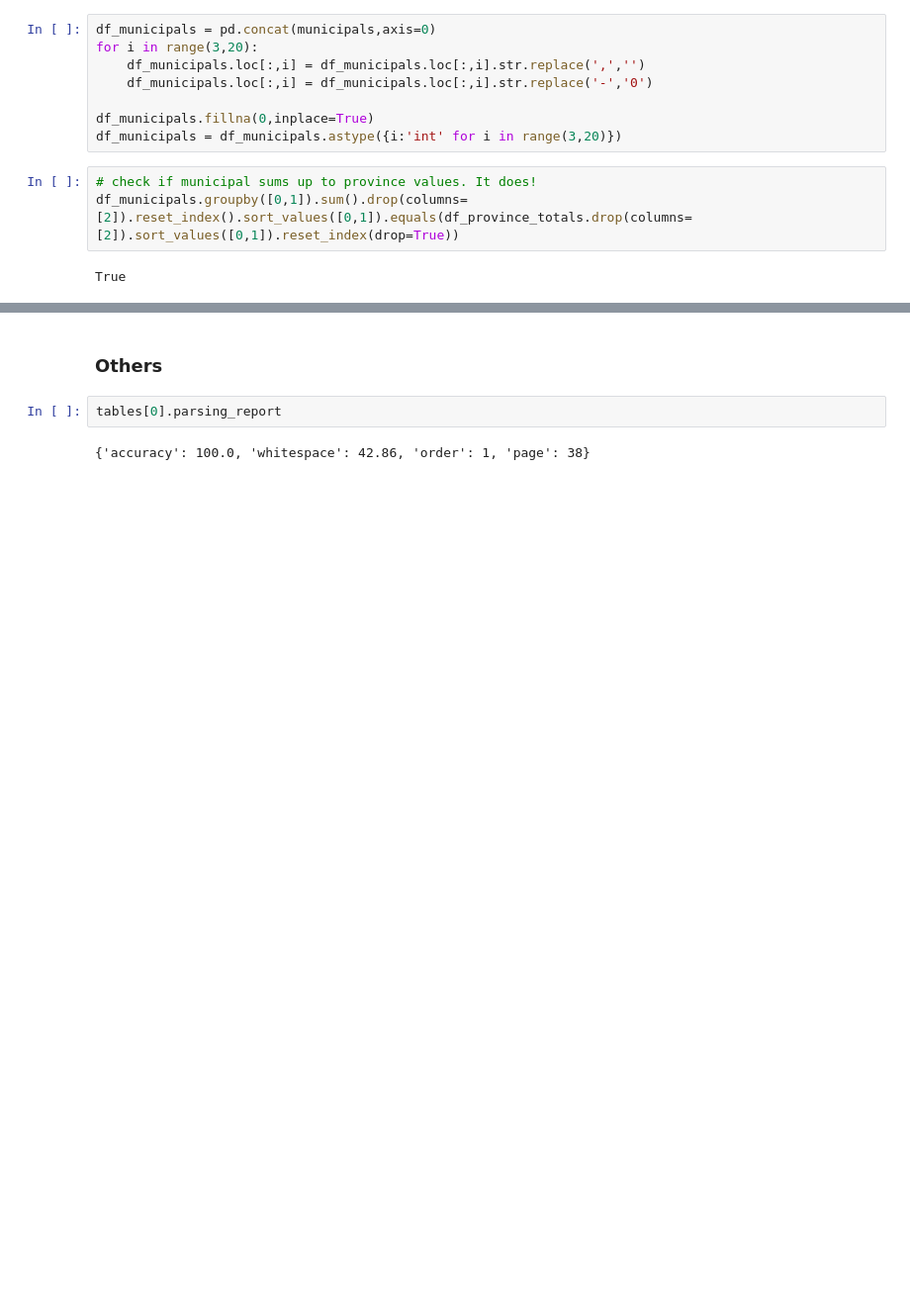
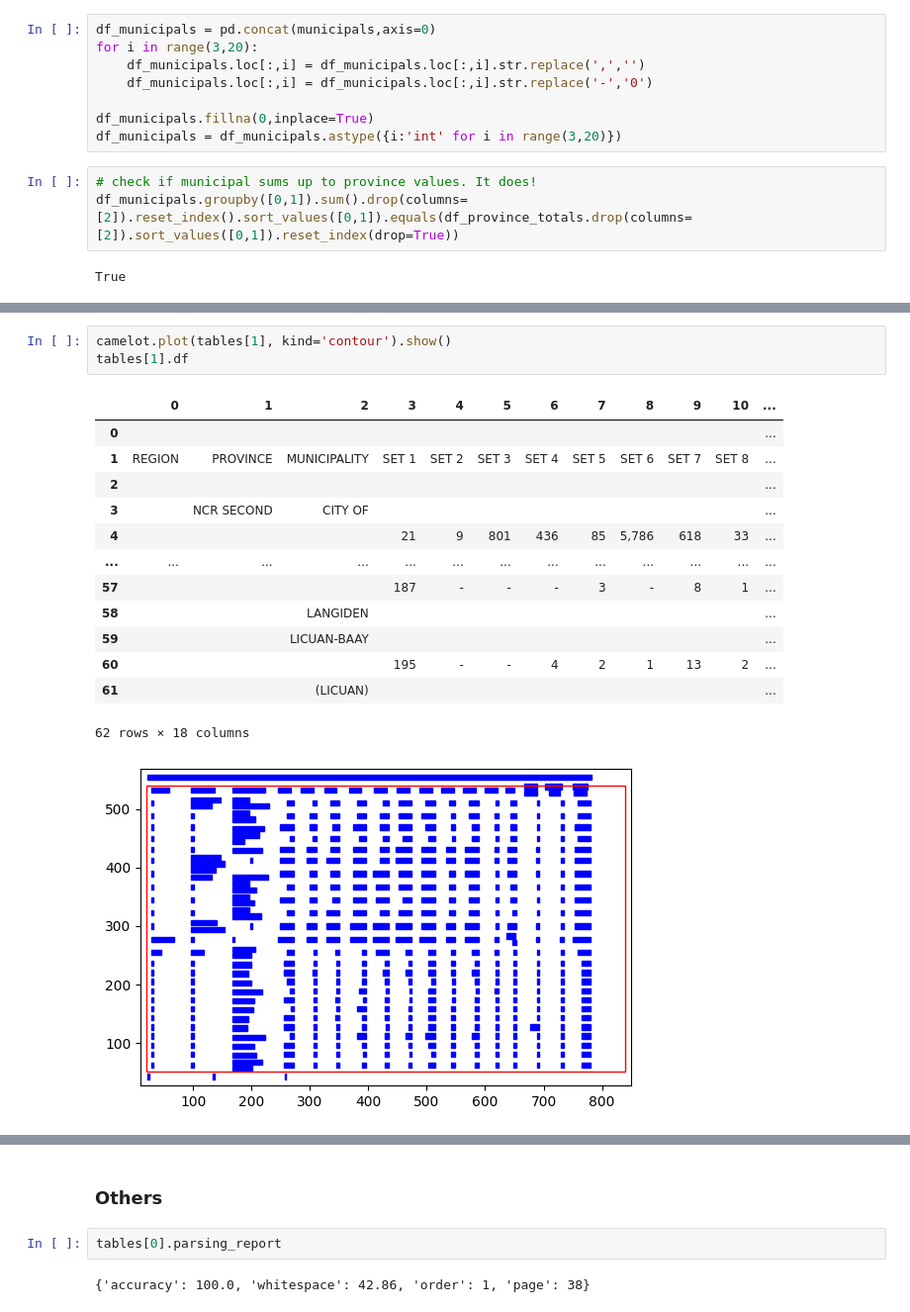
Before and after one commit to teofc111/poverty_mapping, a Jupyter notebook: pppp.ipynb, the cells around one changed output, grey strips where cells are left out. Shown at 99% size. Cells and saved outputs as stored; diff of their text form; blank space fills up the shorter version.

```diff
--- a/pppp.ipynb
+++ b/pppp.ipynb
@@ -303,0 +779,18 @@ True
+# %%
+camelot.plot(tables[1], kind='contour').show()
+tables[1].df
+# %% [output]
+|  | 0 | 1 | 2 | 3 | 4 | 5 | 6 | 7 | 8 | 9 | 10 | ... |
+| 0 |  |  |  |  |  |  |  |  |  |  |  | ... |
+| 1 | REGION | PROVINCE | MUNICIPALITY | SET 1 | SET 2 | SET 3 | SET 4 | SET 5 | SET 6 | SET 7 | SET 8 | ... |
+| 2 |  |  |  |  |  |  |  |  |  |  |  | ... |
+| 3 |  | NCR SECOND | CITY OF |  |  |  |  |  |  |  |  | ... |
+| 4 |  |  |  | 21 | 9 | 801 | 436 | 85 | 5,786 | 618 | 33 | ... |
+| ... | ... | ... | ... | ... | ... | ... | ... | ... | ... | ... | ... | ... |
+| 57 |  |  |  | 187 | - | - | - | 3 | - | 8 | 1 | ... |
+| 58 |  |  | LANGIDEN |  |  |  |  |  |  |  |  | ... |
+| 59 |  |  | LICUAN-BAAY |  |  |  |  |  |  |  |  | ... |
+| 60 |  |  |  | 195 | - | - | 4 | 2 | 1 | 13 | 2 | ... |
+| 61 |  |  | (LICUAN) |  |  |  |  |  |  |  |  | ... |
+62 rows × 18 columns
+[figure, added]
```
Also changed, not shown: parts of 30 cells of this notebook.
